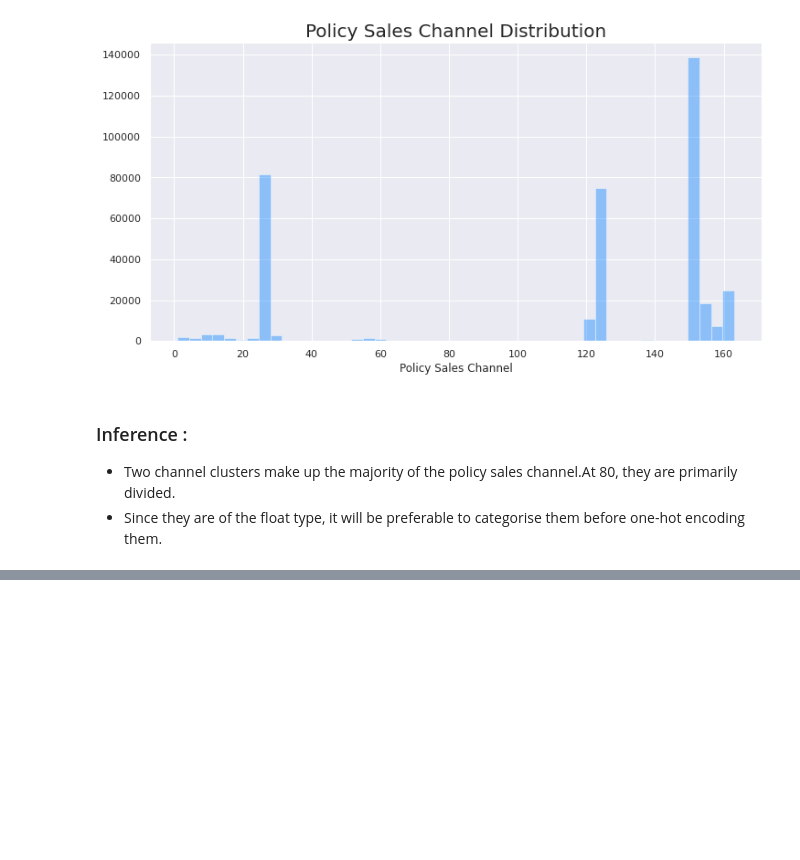
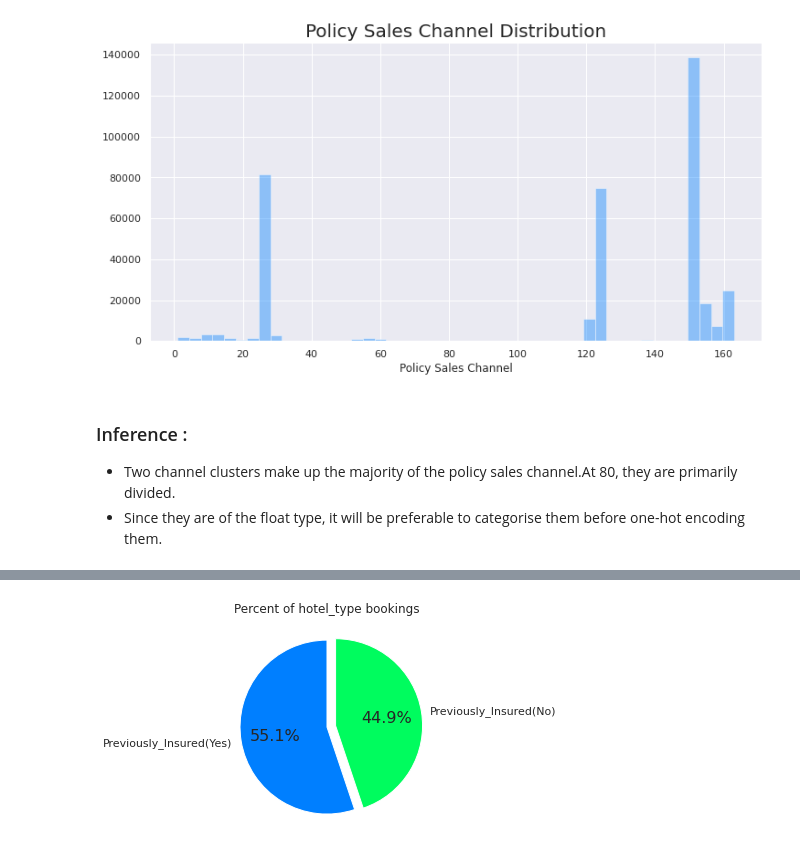
Before and after one commit to pinky-thakur/Health_Insuarance_Cross_Sell_Prediction, a Jupyter notebook: Health_Insurance_Cross_Sell_Prediction.ipynb, the cells around one changed output, grey strips where cells are left out. Saved outputs shown, nothing was run; the diff lists cells and outputs as text; code cells hidden in the pictures; blank space fills up the shorter version.

```diff
--- a/Health_Insurance_Cross_Sell_Prediction.ipynb
+++ b/Health_Insurance_Cross_Sell_Prediction.ipynb
@@ -797,0 +870,2 @@ plt.show()
+# %%
+age_prev_ins = data.groupby(['Previously_Insured'])['Age'].agg(np.mean)
@@ -797,0 +890,10 @@ plt.show()
+# %%
+plt.pie(list(age_prev_ins), labels=['Previously_Insured(Yes)','Previously_Insured(No)'],
+        autopct='%1.01f%%',startangle=90, explode= (0, 0.1))
+
+plt.title('Percent of hotel_type bookings')
+
+
+plt.show()
+# %% [output]
+[figure, added]
```
Also changed, not shown: parts of 85 cells of this notebook.
